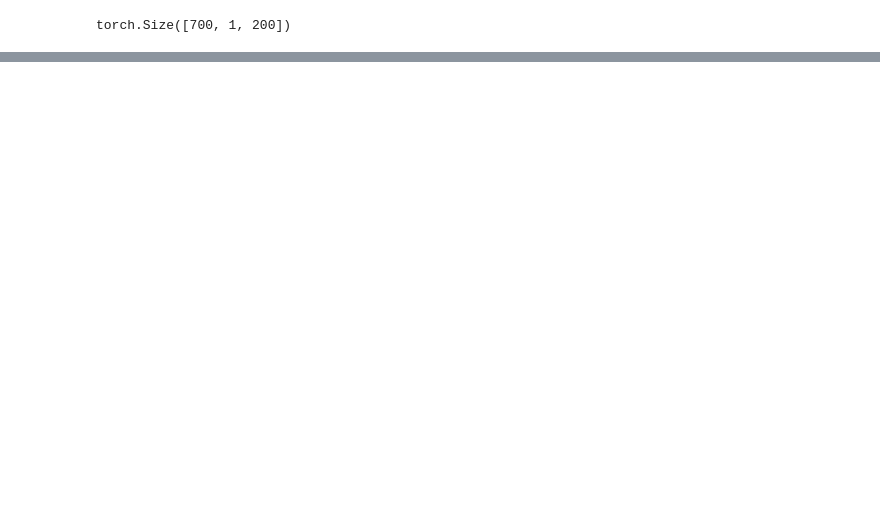
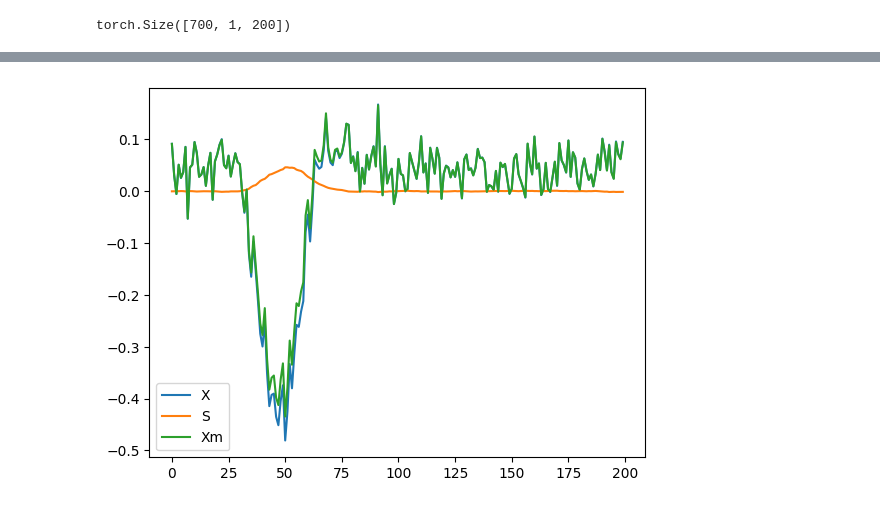
Before and after one commit to 1101AlexZab1011/deepmeg, a Jupyter notebook: dev/recover_tc.ipynb, the cells around one changed output, grey strips where cells are left out. Cells and saved outputs as stored; diff of their text form; code cells hidden in the pictures; blank space fills up the shorter version.

```diff
--- a/dev/recover_tc.ipynb
+++ b/dev/recover_tc.ipynb
@@ -1086,0 +1142,8 @@ x_s_0 = X_mod[np.where(labels==0)]
+# %%
+plt.plot(X.detach().mean(0).T)
+plt.plot(Xs.detach().mean(0).T)
+plt.plot(X_mod.detach().mean(0).T)
+plt.legend(['X', 'S', 'Xm'])
+plt.show()
+# %% [output]
+[figure, added]
```
Also changed, not shown: parts of 27 cells of this notebook, 5 other files.
